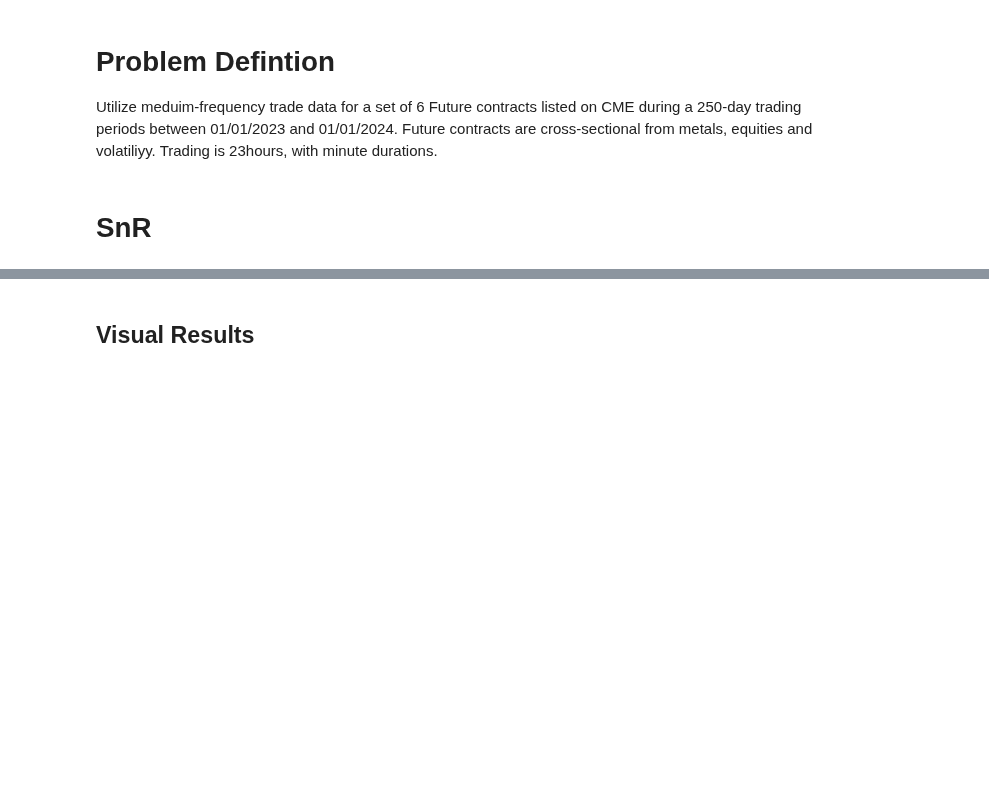
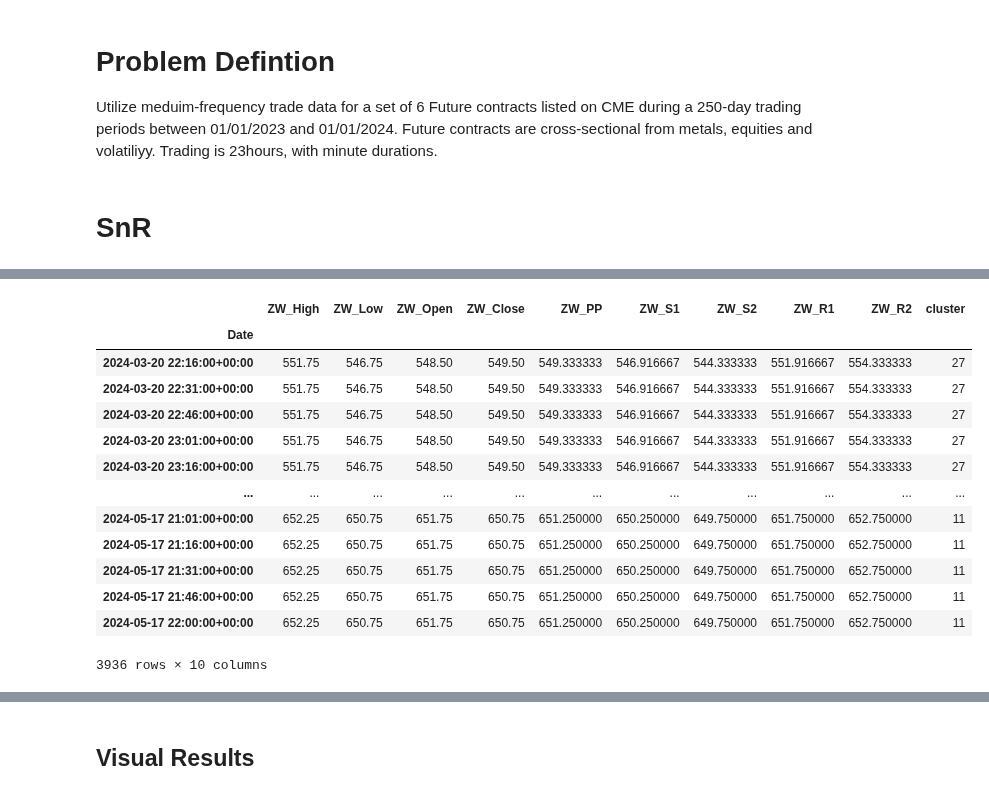
Before and after one commit to adamd1985/intra_day_futures_arb, a Jupyter notebook: ta_supportresistance.ipynb, the cells around one changed output, grey strips where cells are left out. Saved outputs shown, nothing was run; the diff lists cells and outputs as text; code cells hidden in the pictures; blank space fills up the shorter version.

```diff
--- a/ta_supportresistance.ipynb
+++ b/ta_supportresistance.ipynb
@@ -97,0 +223,18 @@ target_fut_df = futs_df[[f"{TARGET_FUT}_Close"]]
+# %%
+cluster_df.index = futs_df.index
+cluster_df
+# %% [output]
+|  | ZW_High | ZW_Low | ZW_Open | ZW_Close | ZW_PP | ZW_S1 | ZW_S2 | ZW_R1 | ZW_R2 | cluster |
+| Date |  |  |  |  |  |  |  |  |  |  |
+| 2024-03-20 22:16:00+00:00 | 551.75 | 546.75 | 548.50 | 549.50 | 549.333333 | 546.916667 | 544.333333 | 551.916667 | 554.333333 | 27 |
+| 2024-03-20 22:31:00+00:00 | 551.75 | 546.75 | 548.50 | 549.50 | 549.333333 | 546.916667 | 544.333333 | 551.916667 | 554.333333 | 27 |
+| 2024-03-20 22:46:00+00:00 | 551.75 | 546.75 | 548.50 | 549.50 | 549.333333 | 546.916667 | 544.333333 | 551.916667 | 554.333333 | 27 |
+| 2024-03-20 23:01:00+00:00 | 551.75 | 546.75 | 548.50 | 549.50 | 549.333333 | 546.916667 | 544.333333 | 551.916667 | 554.333333 | 27 |
+| 2024-03-20 23:16:00+00:00 | 551.75 | 546.75 | 548.50 | 549.50 | 549.333333 | 546.916667 | 544.333333 | 551.916667 | 554.333333 | 27 |
+| ... | ... | ... | ... | ... | ... | ... | ... | ... | ... | ... |
+| 2024-05-17 21:01:00+00:00 | 652.25 | 650.75 | 651.75 | 650.75 | 651.250000 | 650.250000 | 649.750000 | 651.750000 | 652.750000 | 11 |
+| 2024-05-17 21:16:00+00:00 | 652.25 | 650.75 | 651.75 | 650.75 | 651.250000 | 650.250000 | 649.750000 | 651.750000 | 652.750000 | 11 |
+| 2024-05-17 21:31:00+00:00 | 652.25 | 650.75 | 651.75 | 650.75 | 651.250000 | 650.250000 | 649.750000 | 651.750000 | 652.750000 | 11 |
+| 2024-05-17 21:46:00+00:00 | 652.25 | 650.75 | 651.75 | 650.75 | 651.250000 | 650.250000 | 649.750000 | 651.750000 | 652.750000 | 11 |
+| 2024-05-17 22:00:00+00:00 | 652.25 | 650.75 | 651.75 | 650.75 | 651.250000 | 650.250000 | 649.750000 | 651.750000 | 652.750000 | 11 |
+3936 rows × 10 columns
```
Also changed, not shown: parts of 7 cells of this notebook, 1 other file.
